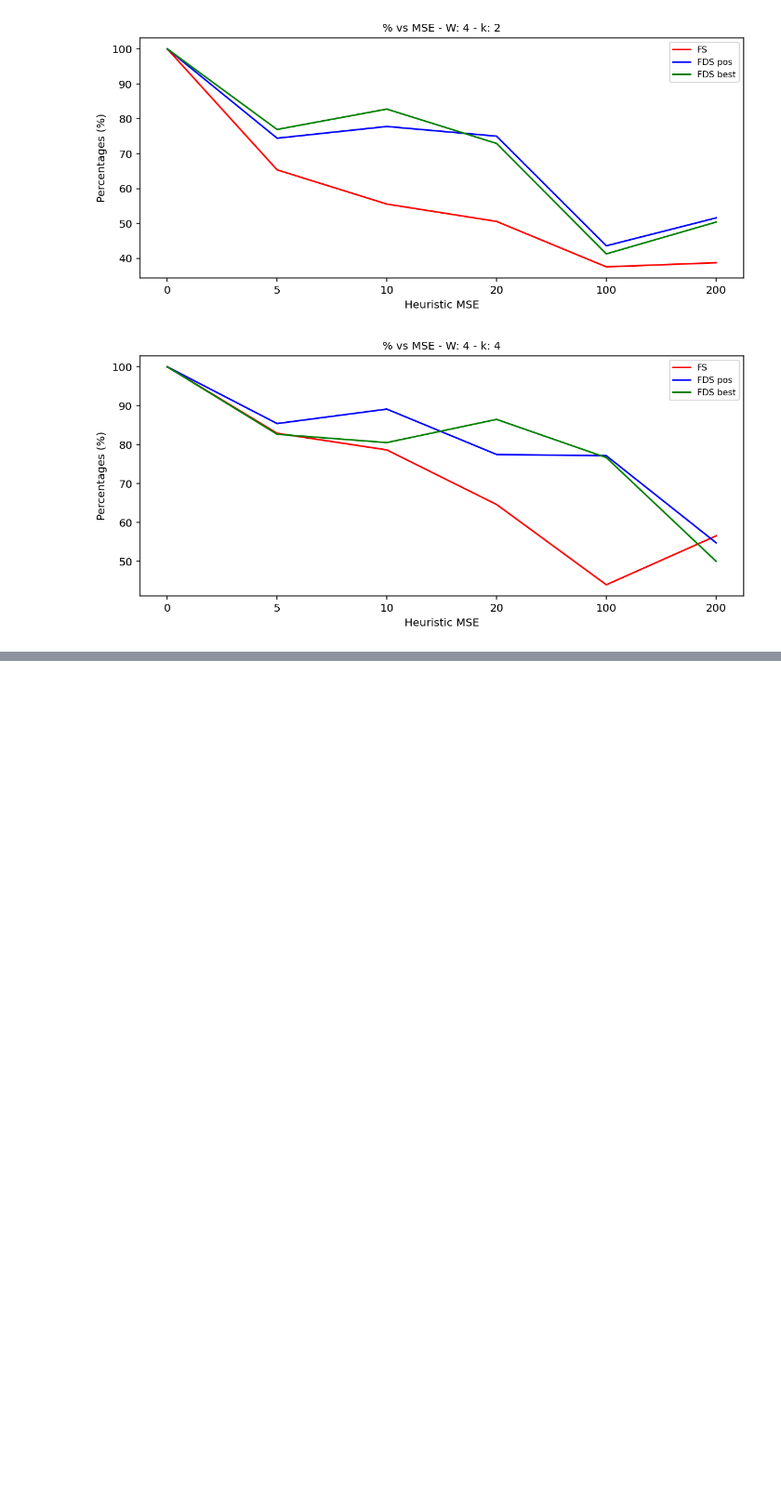
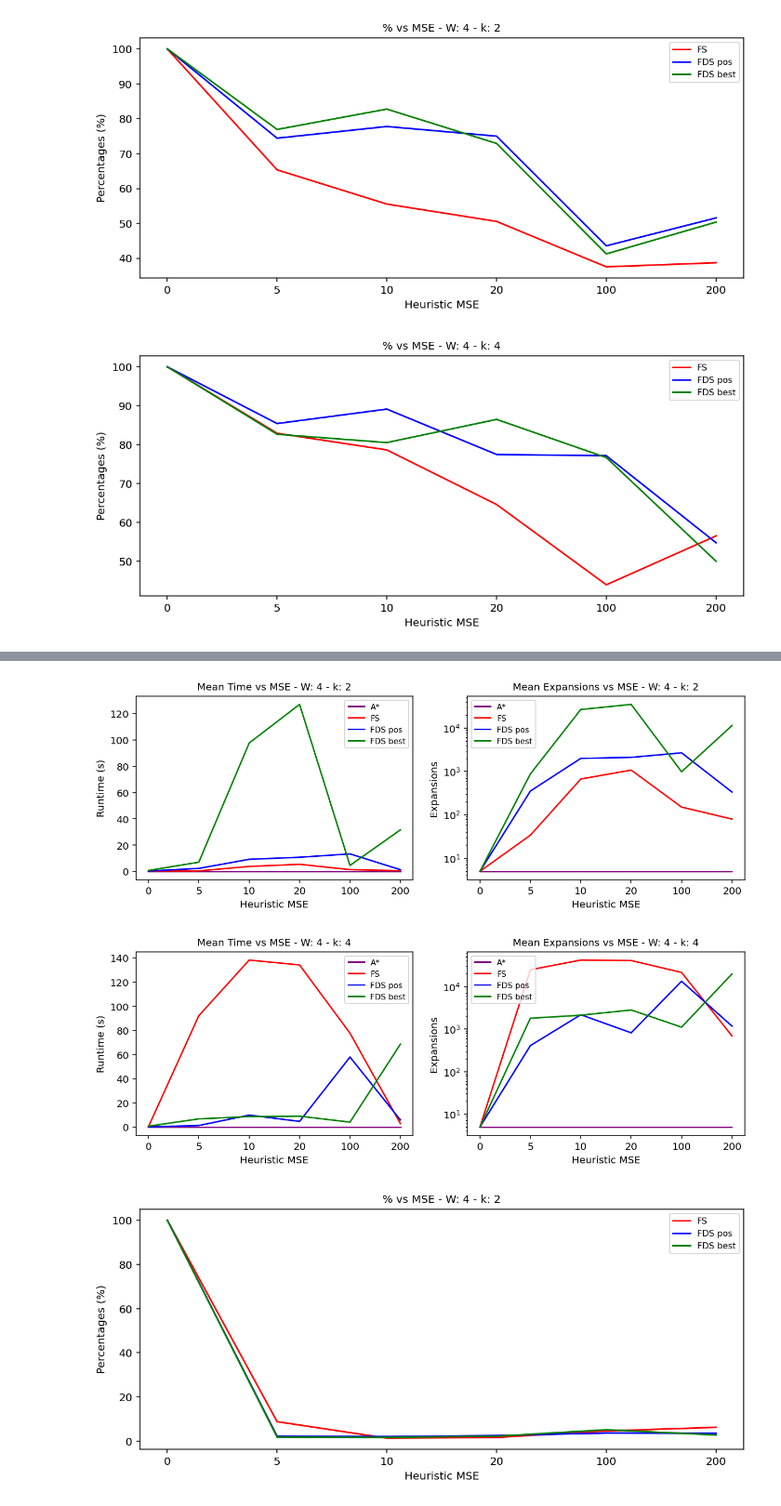
Before and after one commit to anais-mv/ipre-anais, a Jupyter notebook: gráficos nuevo.ipynb, the cells around one changed output, grey strips where cells are left out. Shown at 93% size. Drawn from its saved outputs; the diff is of its cells as text; code cells hidden in the pictures; blank space fills up the shorter version.

```diff
--- a/gráficos nuevo.ipynb
+++ b/gráficos nuevo.ipynb
@@ -178,0 +203,6 @@ graficar_k(astar3, fs3_k2, fs3_k4, pos3_k2, pos3_k4, best3_k2, best3_k4, 4, True
+# %%
+graficar_k(astar4, fs4_k2, fs4_k4, pos4_k2, pos4_k4, best4_k2, best4_k4, 4, True)
+# %% [output]
+[figure, added]
+[figure, added]
+[figure, added]
```
Also changed, not shown: parts of 15 cells of this notebook, 7 other files.
